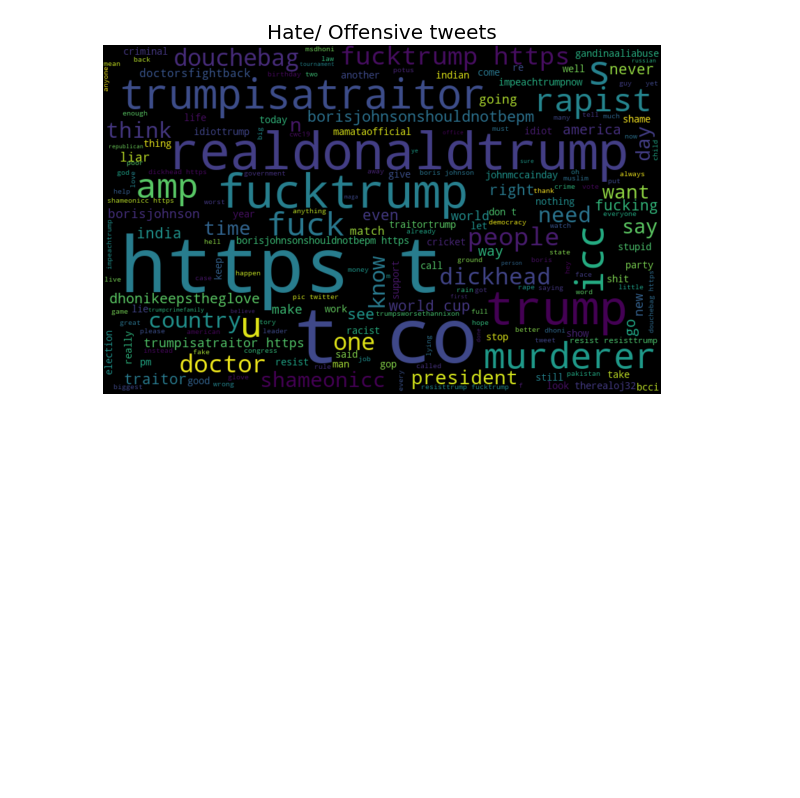
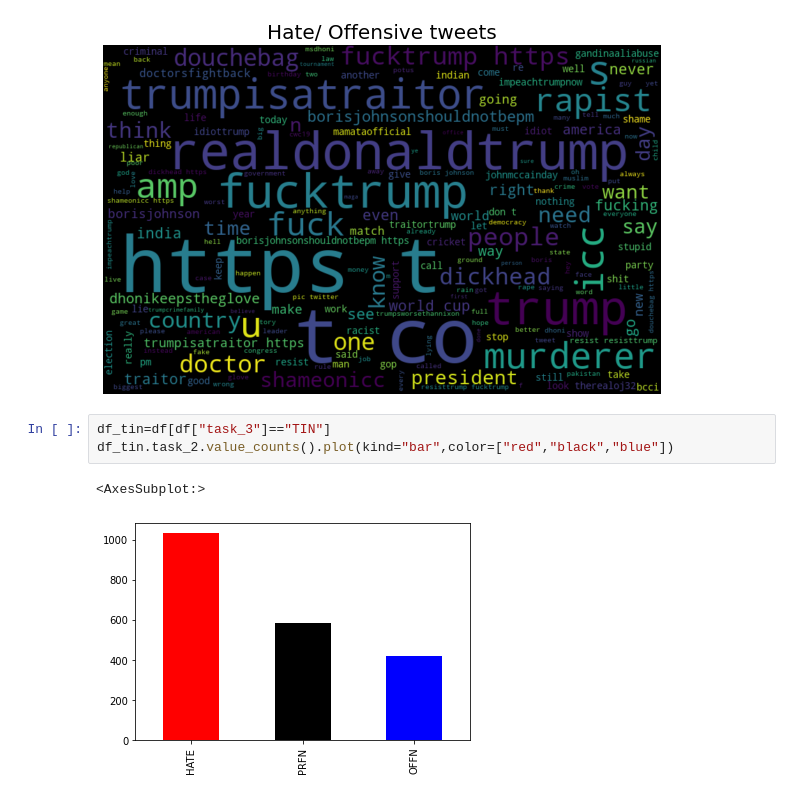
Before and after one commit to mlsacbvp/MLSAC-ML, a Jupyter notebook: Hate and Offensive Tweets Identification.ipynb, the cells around one changed output. Cells and saved outputs as stored; diff of their text form; blank space fills up the shorter version.

Commit message:
Added. Targeted Unit and Untargeted Unit vs Hate/Profanity/Offensive Plot

```diff
--- a/Hate and Offensive Tweets Identification.ipynb
+++ b/Hate and Offensive Tweets Identification.ipynb
@@ -173,3 +173,9 @@ plt.axis('off')
 plt.show()
 # %% [output]
 [figure]
+# %%
+df_tin=df[df["task_3"]=="TIN"]
+df_tin.task_2.value_counts().plot(kind="bar",color=["red","black","blue"])
+# %% [output]
+<AxesSubplot:>
+[figure, added]
```
Also changed, not shown: parts of 5 cells of this notebook.
